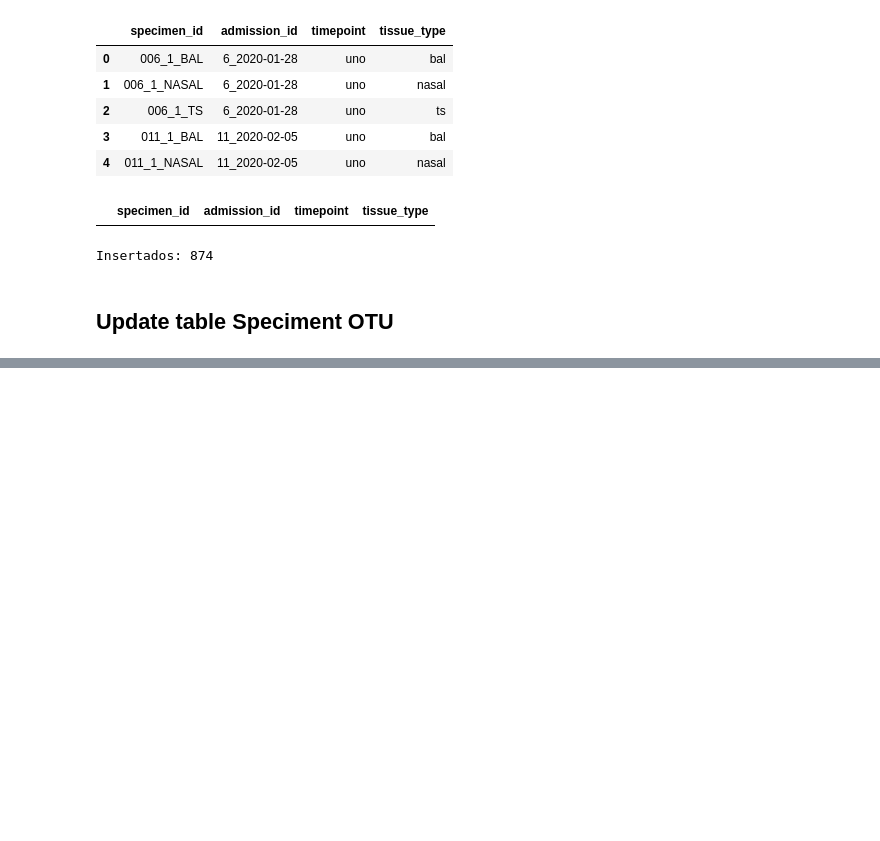
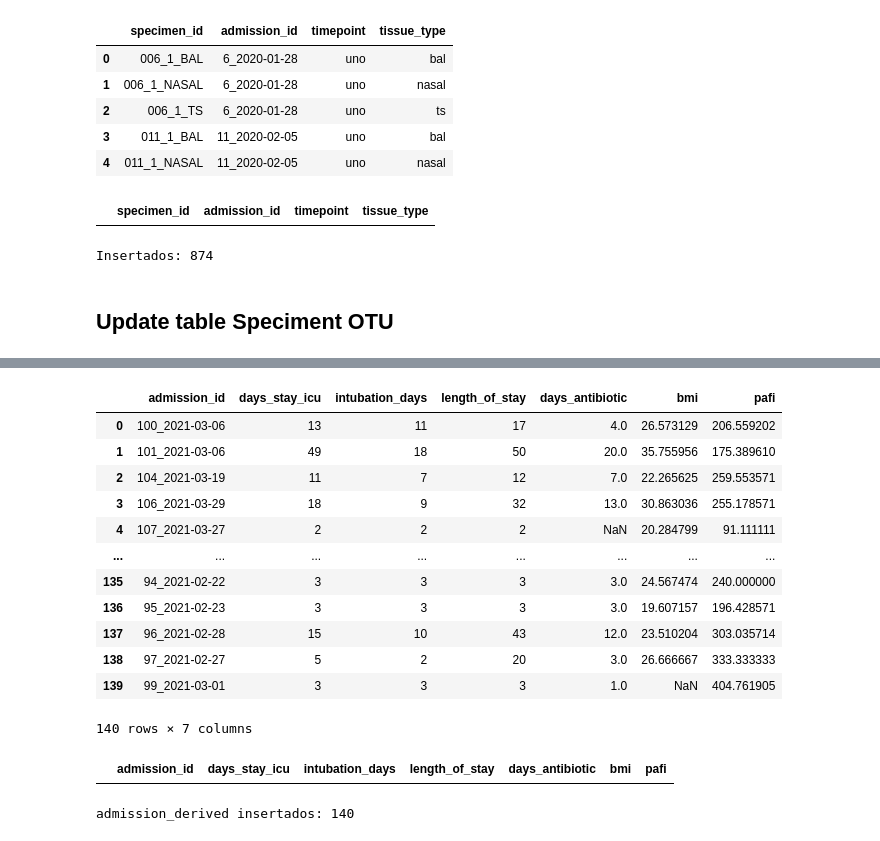
Before and after one commit to Jcamposlozano/MIcroVAP_Model, a Jupyter notebook: notebooks/Load_Data.ipynb, the cells around one changed output, grey strips where cells are left out. Drawn from its saved outputs; the diff is of its cells as text; code cells hidden in the pictures; blank space fills up the shorter version.

```diff
--- a/notebooks/Load_Data.ipynb
+++ b/notebooks/Load_Data.ipynb
@@ -559,0 +539,41 @@ IntegrityError: UNIQUE constraint failed: specimen_otu.specimen_id, specimen_otu
+# %%
+variables_list= [
+            "days_stay_icu",
+            "intubation_days",
+            "length_of_stay",
+            "days_antibiotic",
+            "bmi",
+            "pafi",
+            ]
+
+df_admission_derived[variables_list] = (
+    df_admission_derived[variables_list]
+    .apply(pd.to_numeric, errors="coerce")
+    .where(pd.notnull(df_admission_derived[variables_list]), None)
+)
+
+df_admission_derived
+# %% [output]
+|  | admission_id | days_stay_icu | intubation_days | length_of_stay | days_antibiotic | bmi | pafi |
+| 0 | 100_2021-03-06 | 13 | 11 | 17 | 4.0 | 26.573129 | 206.559202 |
+| 1 | 101_2021-03-06 | 49 | 18 | 50 | 20.0 | 35.755956 | 175.389610 |
+| 2 | 104_2021-03-19 | 11 | 7 | 12 | 7.0 | 22.265625 | 259.553571 |
+| 3 | 106_2021-03-29 | 18 | 9 | 32 | 13.0 | 30.863036 | 255.178571 |
+| 4 | 107_2021-03-27 | 2 | 2 | 2 | NaN | 20.284799 | 91.111111 |
+| ... | ... | ... | ... | ... | ... | ... | ... |
+| 135 | 94_2021-02-22 | 3 | 3 | 3 | 3.0 | 24.567474 | 240.000000 |
+| 136 | 95_2021-02-23 | 3 | 3 | 3 | 3.0 | 19.607157 | 196.428571 |
+| 137 | 96_2021-02-28 | 15 | 10 | 43 | 12.0 | 23.510204 | 303.035714 |
+| 138 | 97_2021-02-27 | 5 | 2 | 20 | 3.0 | 26.666667 | 333.333333 |
+| 139 | 99_2021-03-01 | 3 | 3 | 3 | 1.0 | NaN | 404.761905 |
+140 rows × 7 columns
+# %%
+df_admission_derived[df_admission_derived.duplicated(subset='admission_id', keep=False)] \
+    .sort_values('admission_id')
+# %% [output]
+|  | admission_id | days_stay_icu | intubation_days | length_of_stay | days_antibiotic | bmi | pafi |
+# %%
+n2 = db_data.load_df(df_admission_derived, "admission_derived", clear_table=True)
+print("admission_derived insertados:", n2)
+# %% [output]
+admission_derived insertados: 140
```
Also changed, not shown: parts of 30 cells of this notebook, 7 other files.
